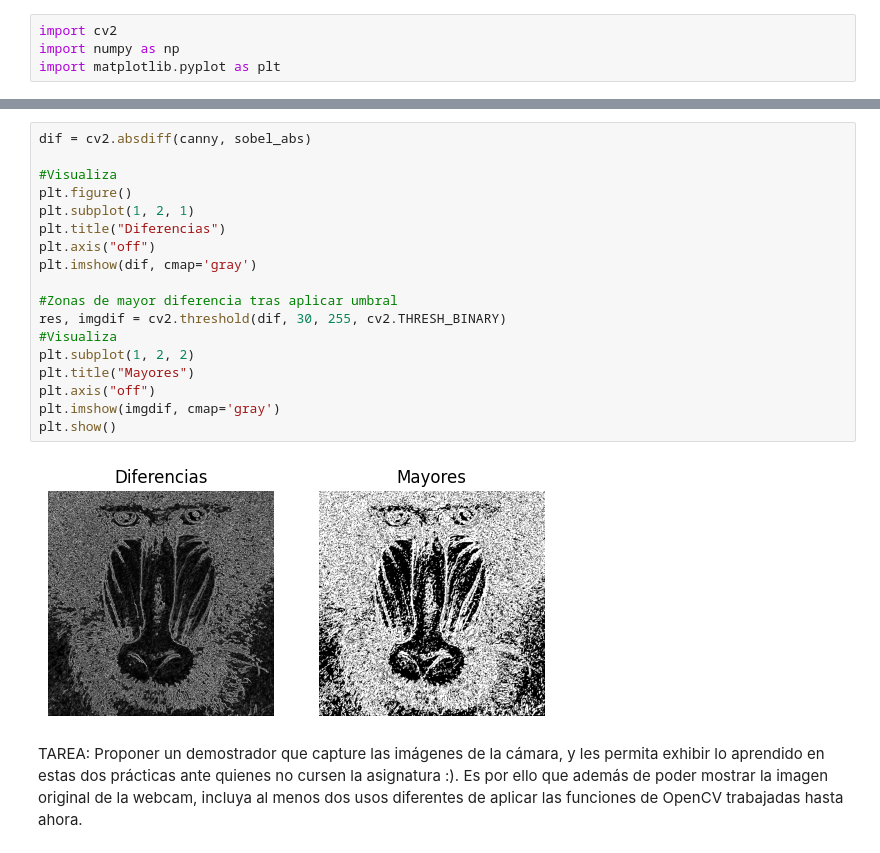
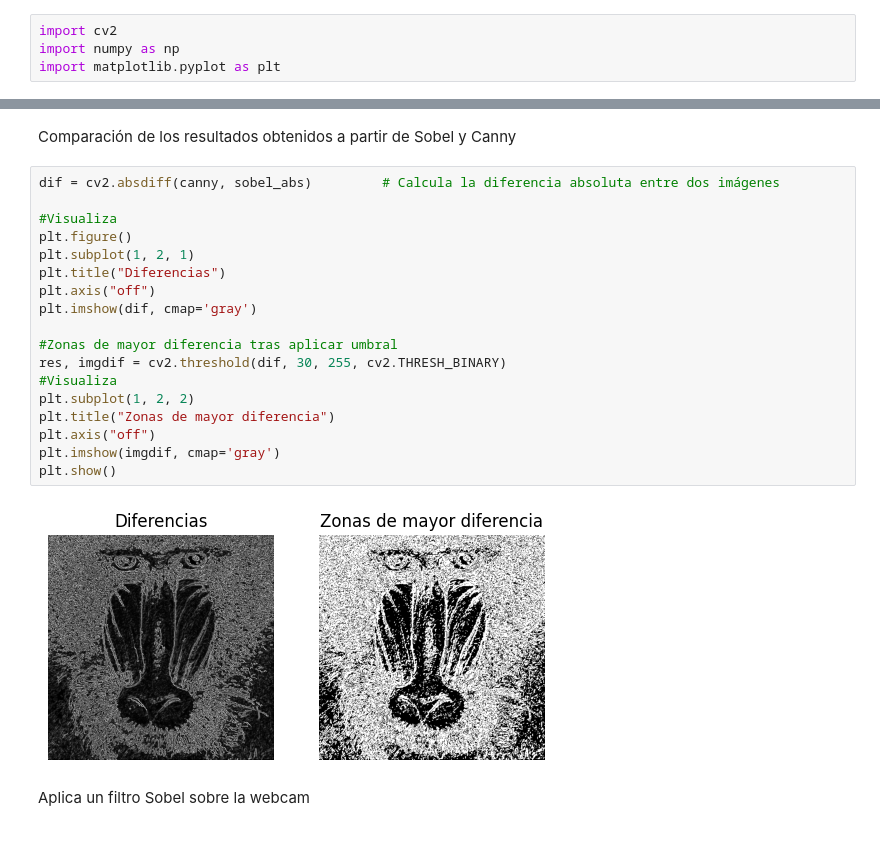
Before and after one commit to CarlosMireles/Practica-2-VC, a Jupyter notebook: entrega 2.ipynb, the cells around one changed output, grey strips where cells are left out. Drawn from its saved outputs; the diff is of its cells as text.

```diff
--- a/entrega 2.ipynb
+++ b/entrega 2.ipynb
@@ -113,27 +104,29 @@ Número máximo en filas: 39
 Número máximo en columnas: 38
 Numero de filas con un número de píxeles blancos mayor o igual que 0.95*máximo: 2
 [figure]
+# %% [markdown]
+Comparación de los resultados obtenidos a partir de Sobel y Canny
 # %%
-dif = cv2.absdiff(canny, sobel_abs)
+dif = cv2.absdiff(canny, sobel_abs)         # Calcula la diferencia absoluta entre dos imágenes
 
 #Visualiza
 plt.figure()
 plt.subplot(1, 2, 1)
 plt.title("Diferencias")
 plt.axis("off")
 plt.imshow(dif, cmap='gray')
 
 #Zonas de mayor diferencia tras aplicar umbral
 res, imgdif = cv2.threshold(dif, 30, 255, cv2.THRESH_BINARY)
 #Visualiza
 plt.subplot(1, 2, 2)
-plt.title("Mayores")
+plt.title("Zonas de mayor diferencia")
 plt.axis("off")
 plt.imshow(imgdif, cmap='gray')
 plt.show()
 # %% [output]
-[figure, old version]
+[figure, new version]
-# %% [markdown]
-
-TAREA: Proponer un demostrador que capture las imágenes de la cámara, y les permita exhibir lo aprendido en estas dos prácticas ante quienes no cursen la asignatura :). Es por ello que además de poder mostrar la imagen original de la webcam, incluya al menos dos usos diferentes de aplicar las funciones de OpenCV trabajadas hasta ahora.
+# %% [markdown]
+
+Aplica un filtro Sobel sobre la webcam
 # %%
```
Also changed, not shown: parts of 22 cells of this notebook.
